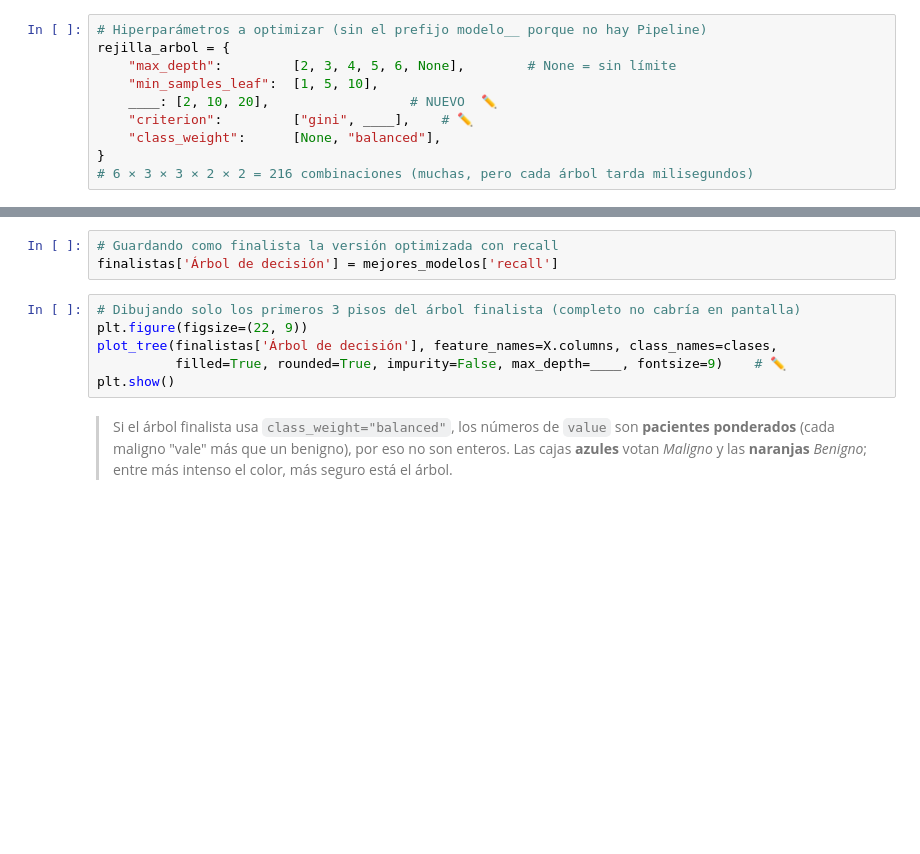
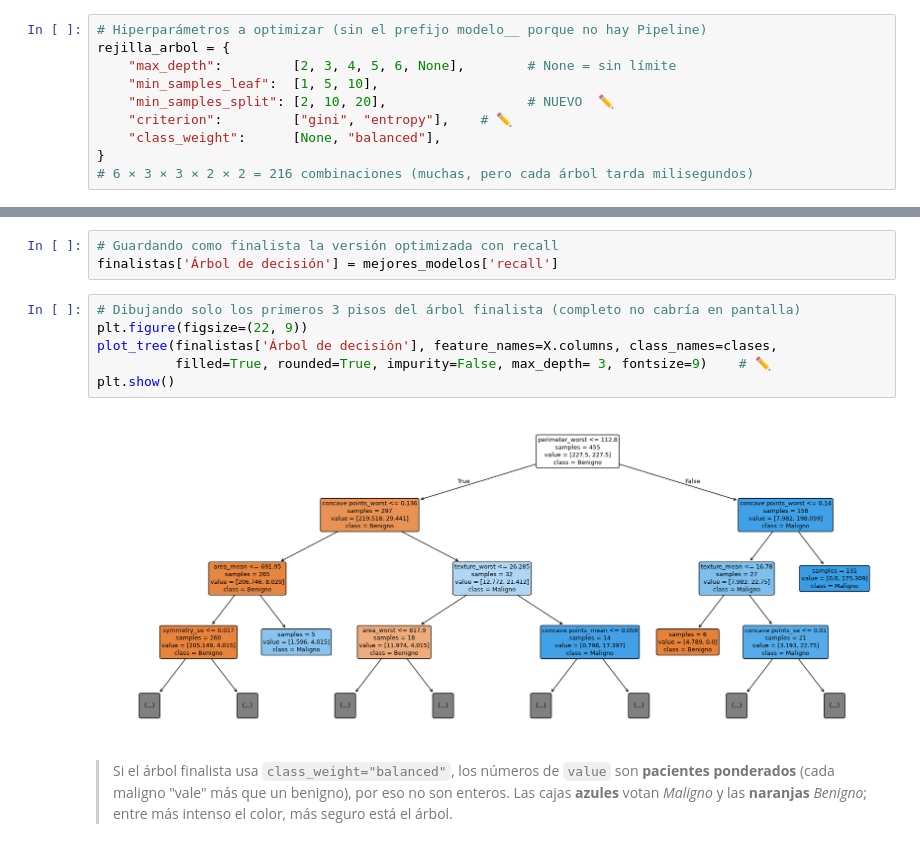
Before and after one commit to Lizethas27/IA_Practice, a Jupyter notebook: Practicas Parcial 2/Tarea_U5-U6_Cancer_Mama_ALUMNO.ipynb, the cells around one changed output, grey strips where cells are left out. Saved outputs shown, nothing was run; the diff lists cells and outputs as text; blank space fills up the shorter version.

```diff
--- a/Practicas Parcial 2/Tarea_U5-U6_Cancer_Mama_ALUMNO.ipynb
+++ b/Practicas Parcial 2/Tarea_U5-U6_Cancer_Mama_ALUMNO.ipynb
@@ -417,8 +542,8 @@ plt.show()
 rejilla_arbol = {
     "max_depth":         [2, 3, 4, 5, 6, None],        # None = sin límite
     "min_samples_leaf":  [1, 5, 10],
-    ____: [2, 10, 20],                  # NUEVO  ✏️
-    "criterion":         ["gini", ____],    # ✏️
+    "min_samples_split": [2, 10, 20],                  # NUEVO  ✏️
+    "criterion":         ["gini", "entropy"],    # ✏️
     "class_weight":      [None, "balanced"],
 }
 # 6 × 3 × 3 × 2 × 2 = 216 combinaciones (muchas, pero cada árbol tarda milisegundos)
@@ -449,9 +580,11 @@ finalistas['Árbol de decisión'] = mejores_modelos['recall']
 # %%
 # Dibujando solo los primeros 3 pisos del árbol finalista (completo no cabría en pantalla)
 plt.figure(figsize=(22, 9))
 plot_tree(finalistas['Árbol de decisión'], feature_names=X.columns, class_names=clases,
-          filled=True, rounded=True, impurity=False, max_depth=____, fontsize=9)    # ✏️
+          filled=True, rounded=True, impurity=False, max_depth= 3, fontsize=9)    # ✏️
 plt.show()
+# %% [output]
+[figure, added]
 # %% [markdown]
 > Si el árbol finalista usa `class_weight="balanced"`, los números de `value` son **pacientes ponderados** (cada maligno "vale" más que un benigno), por eso no son enteros. Las cajas **azules** votan *Maligno* y las **naranjas** *Benigno*; entre más intenso el color, más seguro está el árbol.
 # %% [markdown]
```
Also changed, not shown: parts of 43 cells of this notebook.
